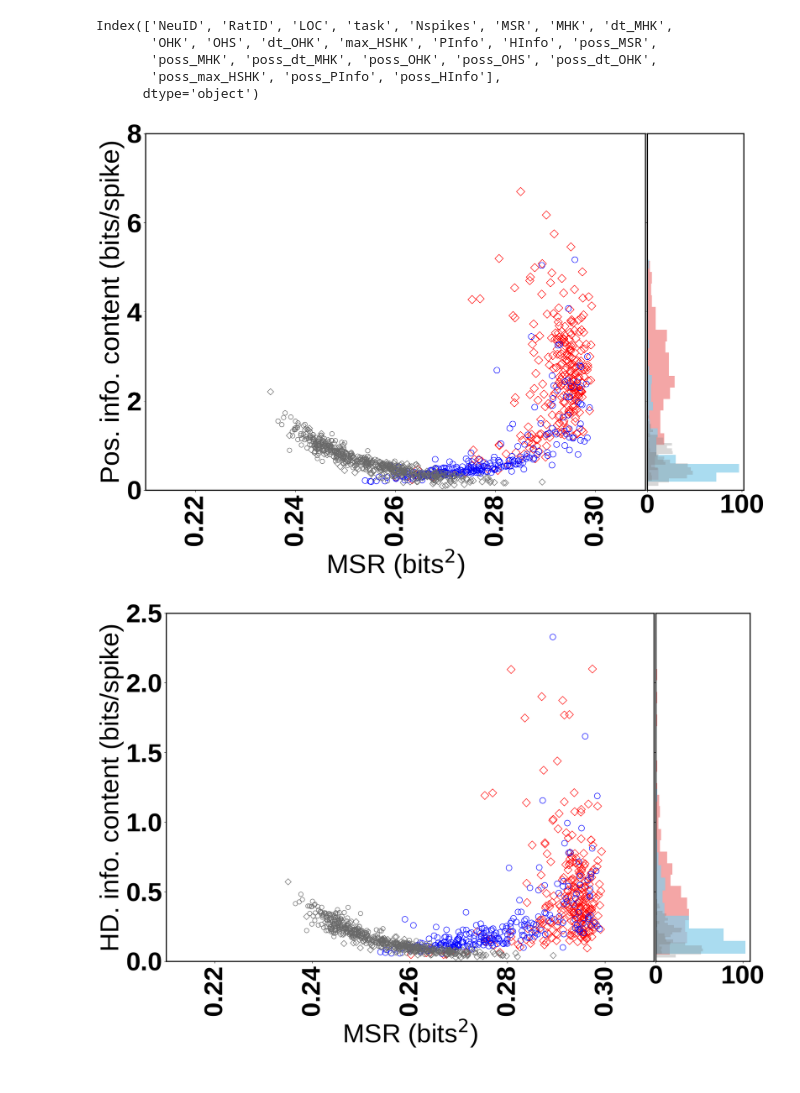
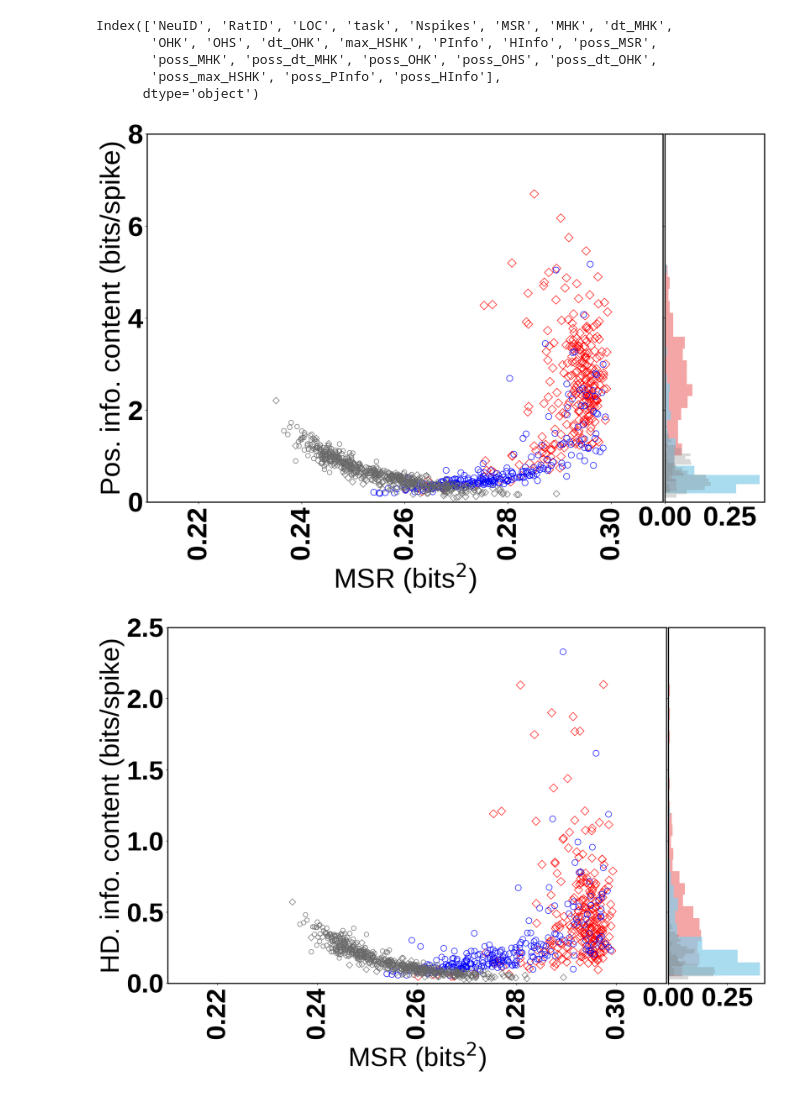
Before and after one commit to amisapta15/ResolutionRelevance, a Jupyter notebook: src/Fig_test_info.ipynb, the cells around one changed output. Drawn from its saved outputs; the diff is of its cells as text; code cells hidden in the pictures.

Commit message:
Added normalised histograms for Info figures

```diff
--- a/src/Fig_test_info.ipynb
+++ b/src/Fig_test_info.ipynb
@@ -103,40 +104,46 @@ ax_histy.tick_params(axis="y", labelleft=False)
 
 # Plot histogram for 'quant' data
 bins = 25
-ax_histy.hist(df.query('LOC=="CA1"')[quantY], bins=bins, orientation='horizontal', color='lightcoral', edgecolor='none', alpha=0.7, label='CA1 Neurons')
-ax_histy.hist(df.query('LOC=="SUB"')[quantY], bins=bins, orientation='horizontal', color='skyblue', edgecolor='none', alpha=0.7, label='SUB Neurons')
+c1,b1=np.histogram(df.query('LOC=="CA1"')[quantY], bins=bins)
+ax_histy.hist(b1[:-1],b1,weights=c1/sum(c1), orientation='horizontal',color='lightcoral', edgecolor='none', alpha=0.7, label='CA1 Neurons')
+c2,b2=np.histogram(df.query('LOC=="SUB"')[quantY], bins=bins)
+ax_histy.hist(b2[:-1],b2,weights=c2/sum(c2), orientation='horizontal',color='skyblue', edgecolor='none', alpha=0.7, label='SUB Neurons')
+
 
 # Plot histogram for 'poss_quant' data
-ax_histy.hist(df.query('LOC=="CA1"')['poss_'+quantY], bins=bins, orientation='horizontal', color='grey', edgecolor='none', alpha=0.3, label='Rnad CA1 Neurons')
-ax_histy.hist(df.query('LOC=="SUB"')['poss_'+quantY], bins=bins, orientation='horizontal', color='grey', edgecolor='none', alpha=0.3, label='Rnad SUB Neurons')
+c3,b3=np.histogram(df.query('LOC=="CA1"')['poss_'+quantY], bins=bins)
+ax_histy.hist(b3[:-1],b3,weights=c3/sum(c3), orientation='horizontal',color='grey', edgecolor='none', alpha=0.3, label='Rnad CA1 Neurons')
+c4,b4=np.histogram(df.query('LOC=="SUB"')['poss_'+quantY], bins=bins)
+ax_histy.hist(b4[:-1],b4,weights=c4/sum(c4), orientation='horizontal',color='grey', edgecolor='none', alpha=0.3, label='Rnad SUB Neurons')
+
 
 
 # Set labels and title for the main scatter plot
 ax.set_xlabel(quantX_lab)
 ax.set_ylabel(quantY_lab)  # Adjusted Y-axis label
 ax.set_xlim(0.21,0.31)
 ax.tick_params(axis="x", labelrotation=90)
 # ax.set_yscale('log')
 ax.set_ylim(0, 8)
 
 
 for tick in ax.get_xticklabels():
     tick.set_fontproperties(ticks_font)
 for tick in ax.get_yticklabels():
     tick.set_fontproperties(ticks_font)
 for tick in ax_histy.get_xticklabels():
     tick.set_fontproperties(ticks_font)
 
 
 # Add legend to the scatter plot outside, on the top, with horizontal layout and single column
 # ax.legend(loc='upper center', bbox_to_anchor=(0.55, 1.18), ncol=2,fontsize=22)
 
 # fig.tight_layout()
 fig.savefig(figname,bbox_inches='tight',dpi=300)
 # plt.savefig(figname2,dpi=300)
 plt.show(fig)
 # %% [output]
-[figure, old version]
+[figure, new version]
 # %%
 # Create scatter plot
 fig, ax = plt.subplots(figsize=(20,12))
@@ -168,12 +175,18 @@ ax_histy.tick_params(axis="y", labelleft=False)
 
 # Plot histogram for 'quant' data
 bins = 25
-ax_histy.hist(df.query('LOC=="CA1"')[quantY], bins=bins, orientation='horizontal', color='lightcoral', edgecolor='none', alpha=0.7, label='CA1 Neurons')
-ax_histy.hist(df.query('LOC=="SUB"')[quantY], bins=bins, orientation='horizontal', color='skyblue', edgecolor='none', alpha=0.7, label='SUB Neurons')
+c1,b1=np.histogram(df.query('LOC=="CA1"')[quantY], bins=bins)
+ax_histy.hist(b1[:-1],b1,weights=c1/sum(c1), orientation='horizontal',color='lightcoral', edgecolor='none', alpha=0.7, label='CA1 Neurons')
+c2,b2=np.histogram(df.query('LOC=="SUB"')[quantY], bins=bins)
+ax_histy.hist(b2[:-1],b2,weights=c2/sum(c2), orientation='horizontal',color='skyblue', edgecolor='none', alpha=0.7, label='SUB Neurons')
+
 
 # Plot histogram for 'poss_quant' data
-ax_histy.hist(df.query('LOC=="CA1"')['poss_'+quantY], bins=bins, orientation='horizontal', color='grey', edgecolor='none', alpha=0.3, label='Rnad CA1 Neurons')
-ax_histy.hist(df.query('LOC=="SUB"')['poss_'+quantY], bins=bins, orientation='horizontal', color='grey', edgecolor='none', alpha=0.3, label='Rnad SUB Neurons')
+c3,b3=np.histogram(df.query('LOC=="CA1"')['poss_'+quantY], bins=bins)
+ax_histy.hist(b3[:-1],b3,weights=c3/sum(c3), orientation='horizontal',color='grey', edgecolor='none', alpha=0.3, label='Rnad CA1 Neurons')
+c4,b4=np.histogram(df.query('LOC=="SUB"')['poss_'+quantY], bins=bins)
+ax_histy.hist(b4[:-1],b4,weights=c4/sum(c4), orientation='horizontal',color='grey', edgecolor='none', alpha=0.3, label='Rnad SUB Neurons')
+
 
 
 # Set labels and title for the main scatter plot
@@ -201,7 +214,7 @@ fig.savefig(figname,bbox_inches='tight',dpi=300)
 # plt.savefig(figname2,dpi=300)
 plt.show(fig)
 # %% [output]
-[figure, old version]
+[figure, new version]
 # %%
 # Create scatter plot
 fig, ax = plt.subplots(figsize=(20,12))
```
Also changed, not shown: parts of 7 cells of this notebook, 6 other files.
